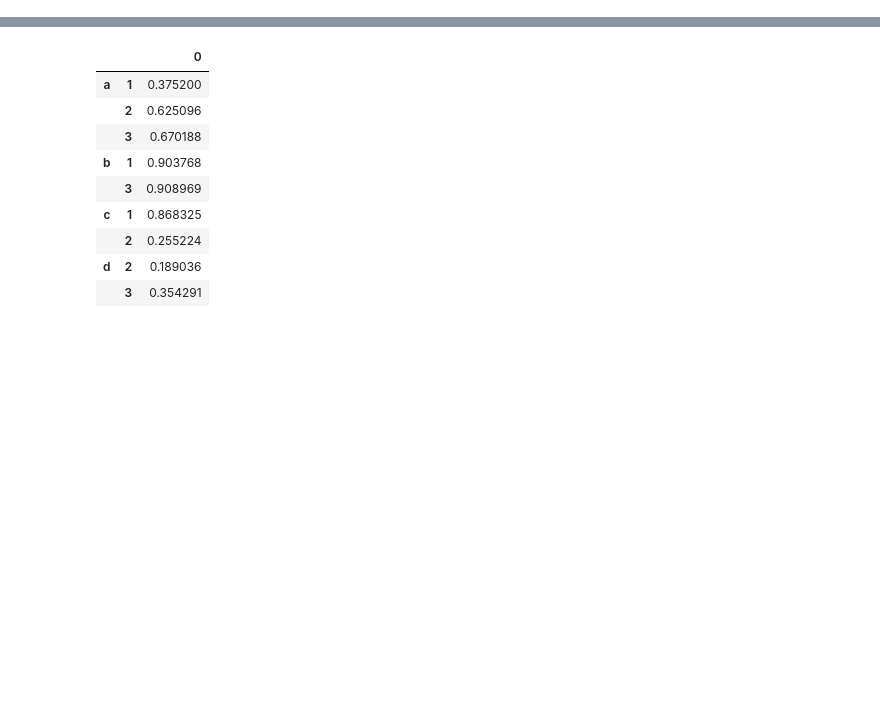
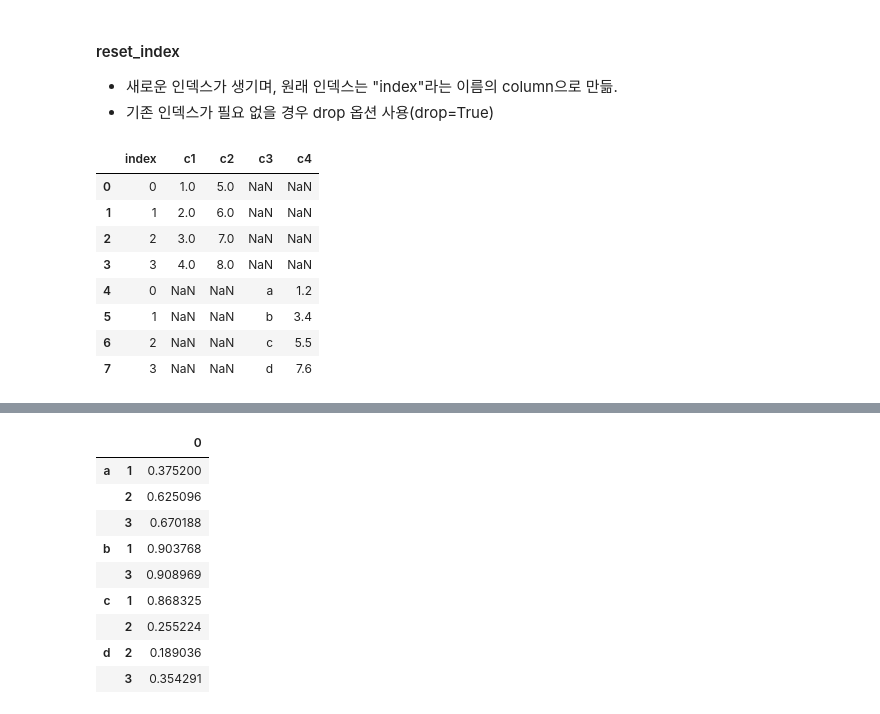
Before and after one commit to jjjjunn/Python-for-DA, a Jupyter notebook: 05_Data_join_merge_transform.ipynb, the cells around one changed output, grey strips where cells are left out. Cells and saved outputs as stored; diff of their text form; code cells hidden in the pictures; blank space fills up the shorter version.

Commit message:
Add files via upload
Edit Chapter Data Preparations : Join, Merge, Transform on Feb 5

```diff
--- a/05_Data_join_merge_transform.ipynb
+++ b/05_Data_join_merge_transform.ipynb
@@ -13,0 +125,3 @@ path = 'https://raw.githubusercontent.com/wesm/pydata-book/refs/heads/3rd-editio
+# %%
+df1 = pd.DataFrame({'c1': [1,2,3,4], 'c2': [5,6,7,8]})
+df1
@@ -13,0 +134,4 @@ path = 'https://raw.githubusercontent.com/wesm/pydata-book/refs/heads/3rd-editio
+# %%
+df2 = pd.DataFrame({'c3': ['a','b','c','d'],
+                      'c4': [1.2,3.4,5.5,7.6]})
+df2
@@ -13,0 +180,18 @@ path = 'https://raw.githubusercontent.com/wesm/pydata-book/refs/heads/3rd-editio
+# %% [markdown]
+#### reset_index
+- 새로운 인덱스가 생기며, 원래 인덱스는 "index"라는 이름의 column으로 만듦.
+- 기존 인덱스가 필요 없을 경우 drop 옵션 사용(drop=True)
+# %%
+# reset_index
+df_result = pd.concat([df1, df2])
+df_result.reset_index()
+# %% [output]
+|  | index | c1 | c2 | c3 | c4 |
+| 0 | 0 | 1.0 | 5.0 | NaN | NaN |
+| 1 | 1 | 2.0 | 6.0 | NaN | NaN |
+| 2 | 2 | 3.0 | 7.0 | NaN | NaN |
+| 3 | 3 | 4.0 | 8.0 | NaN | NaN |
+| 4 | 0 | NaN | NaN | a | 1.2 |
+| 5 | 1 | NaN | NaN | b | 3.4 |
+| 6 | 2 | NaN | NaN | c | 5.5 |
+| 7 | 3 | NaN | NaN | d | 7.6 |
```
Also changed, not shown: parts of 42 cells of this notebook.
